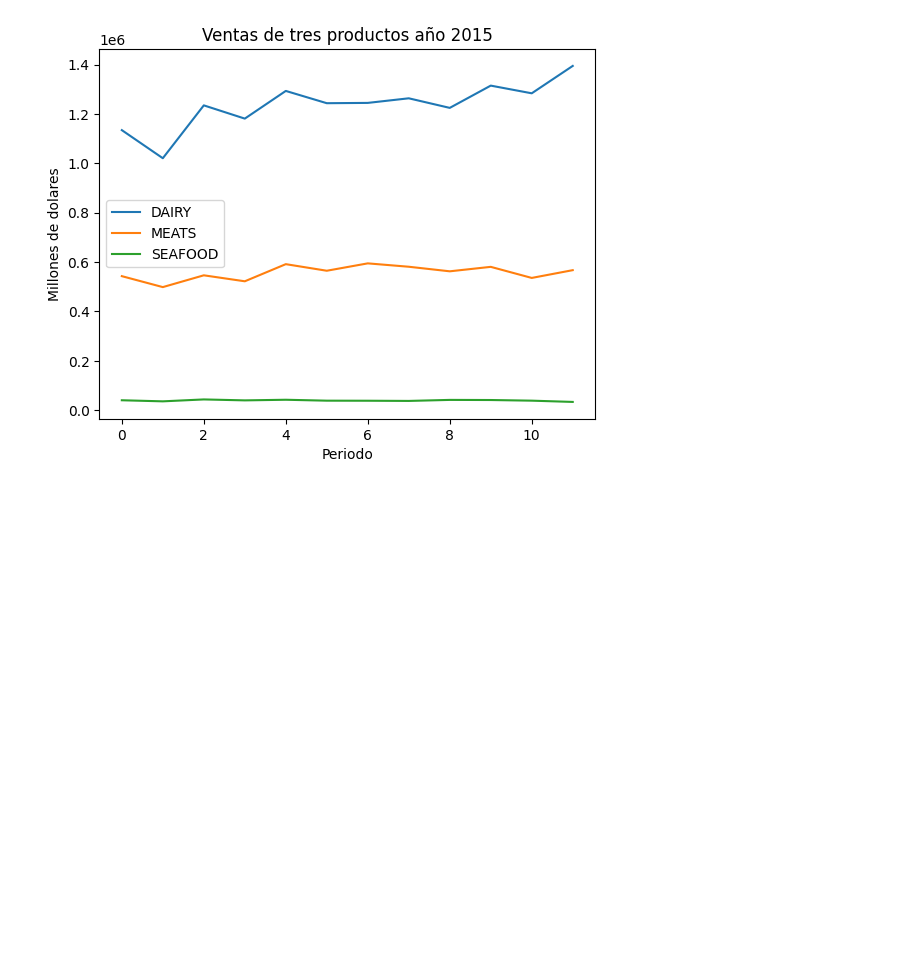
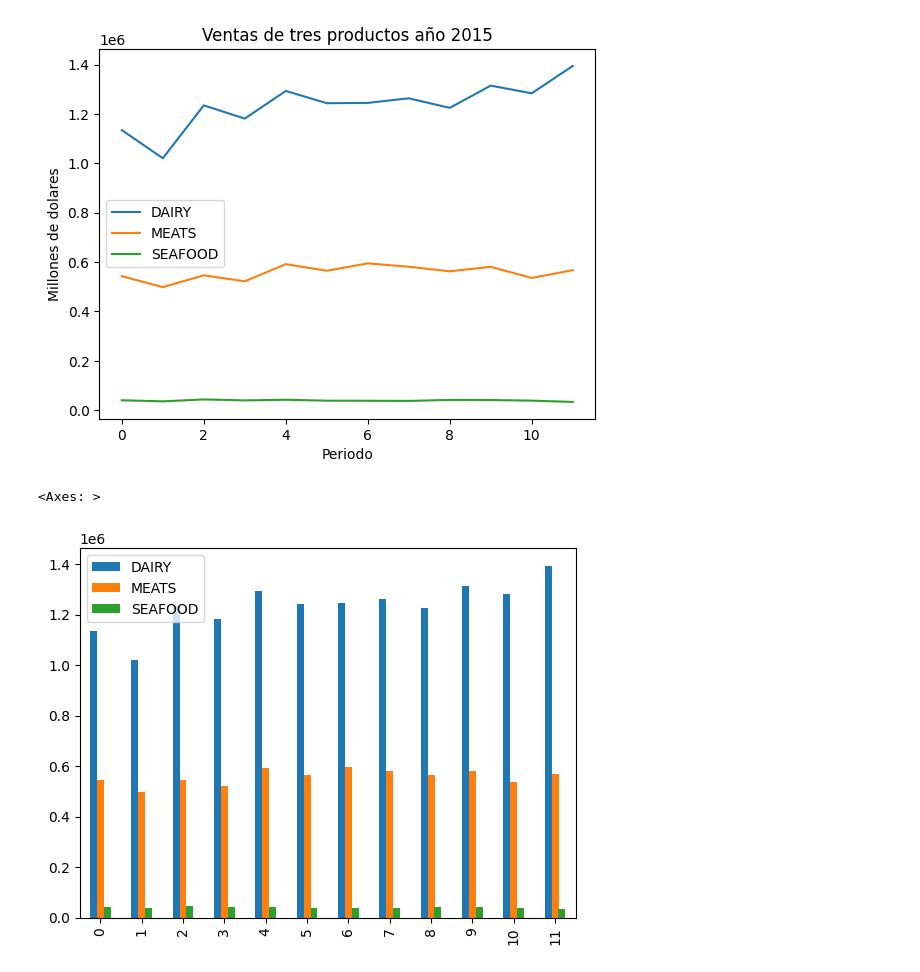
Before and after one commit to pablohf7/Analisis_ventas2015, a Jupyter notebook: Analisis_de_ventas.ipynb, the cells around one changed output. Saved outputs shown, nothing was run; the diff lists cells and outputs as text; code cells hidden in the pictures; blank space fills up the shorter version.

```diff
--- a/Analisis_de_ventas.ipynb
+++ b/Analisis_de_ventas.ipynb
@@ -30,3 +30,8 @@ df.plot.line(
 # %% [output]
 <Axes: title={'center': 'Ventas de tres productos año 2015'}, xlabel='Periodo', ylabel='Millones de dolares'>
 [figure]
+# %%
+df.plot.bar()
+# %% [output]
+<Axes: >
+[figure, added]
```
